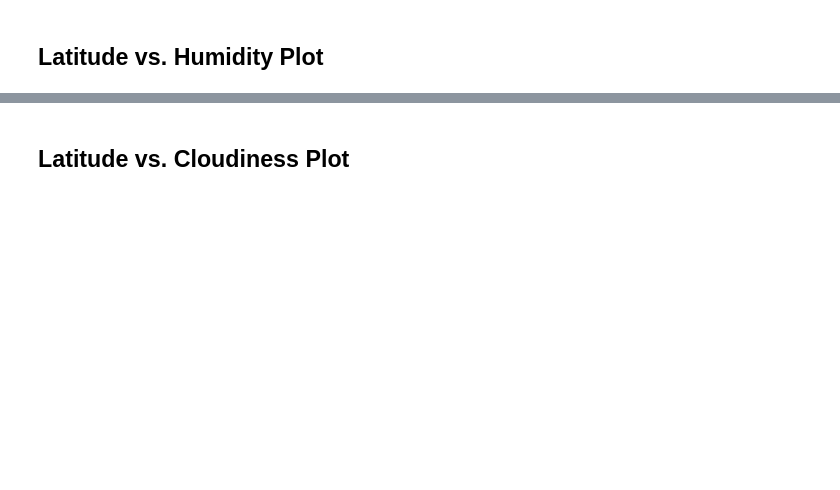
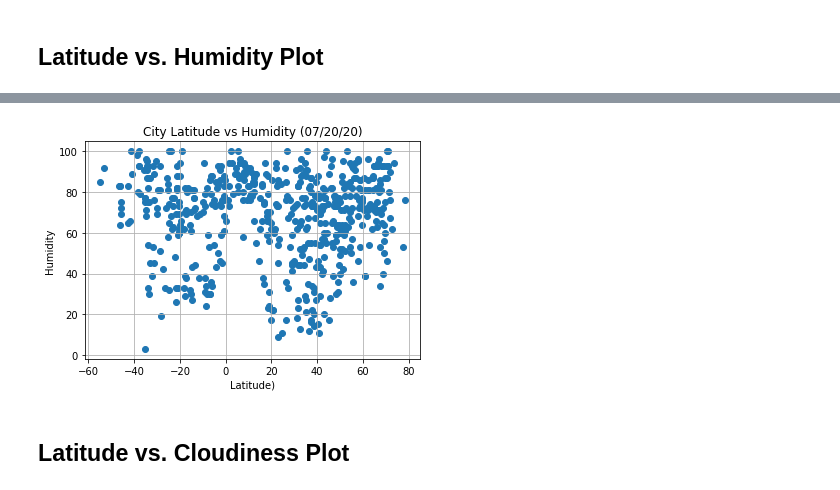
Before and after one commit to Ntorres95/python-api-challenge, a Jupyter notebook: WeatherPy.ipynb, the cells around one changed output, grey strips where cells are left out. Drawn from its saved outputs; the diff is of its cells as text; code cells hidden in the pictures; blank space fills up the shorter version.

```diff
--- a/WeatherPy.ipynb
+++ b/WeatherPy.ipynb
@@ -264,2 +265,22 @@ Int64Index([], dtype='int64')
+# %%
+#pulling the values to be graphed
+humidity_data = weather_df['Humidity'].tolist()
+
+#adding labels
+plt.xlabel("Latitude)")
+plt.ylabel("Humidity")
+plt.title("City Latitude vs Humidity (07/20/20)")
+
+#plotting the graph
+plt.scatter(latitude_data, humidity_data)
+
+#adding a grid
+plt.grid(True)
+
+plt.savefig('output_data/fig2.png')
+
+plt.show()
+# %% [output]
+[figure, added]
 # %% [markdown]
 ## Latitude vs. Cloudiness Plot
```
Also changed, not shown: parts of 35 cells of this notebook, 5 other files.
